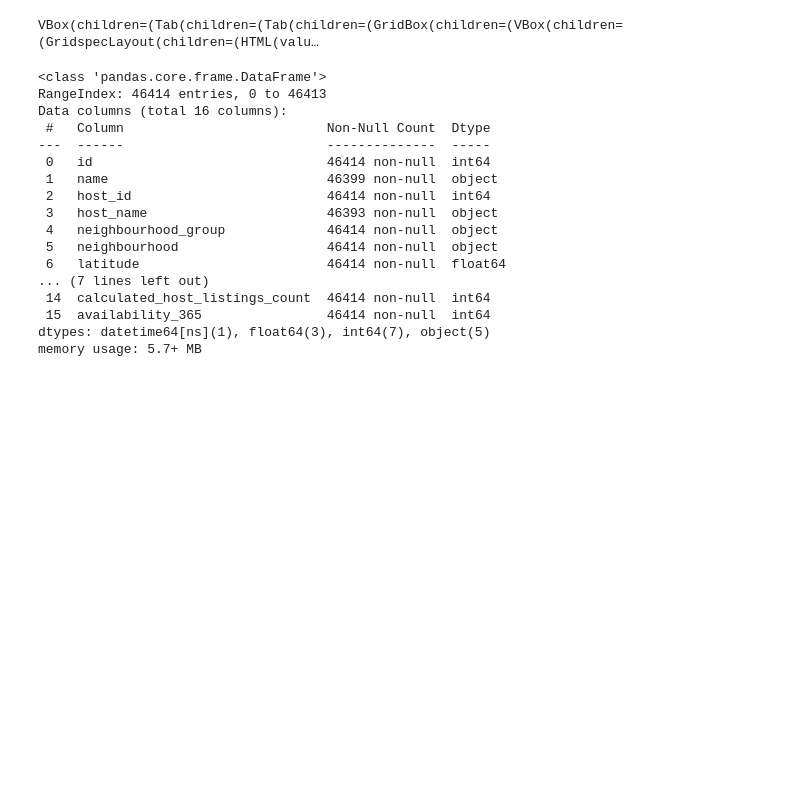
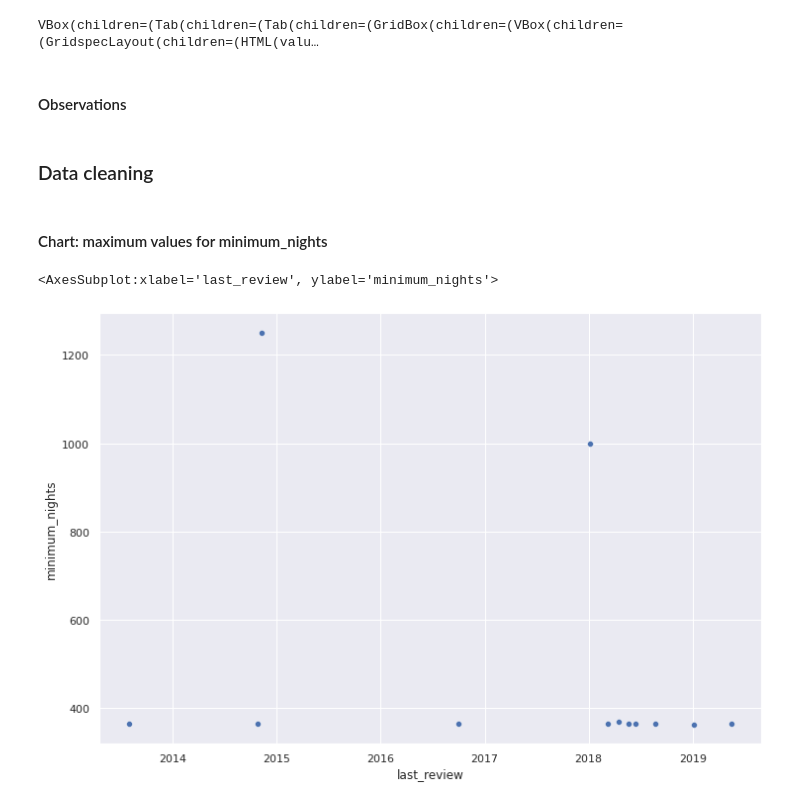
Before and after one commit to MidnightSkyUniverse/airbnb_price_classifier_with_MLflow, a Jupyter notebook: src/eda/EDA.ipynb, the cells around one changed output. Cells and saved outputs as stored; diff of their text form; code cells hidden in the pictures; blank space fills up the shorter version.

```diff
--- a/src/eda/EDA.ipynb
+++ b/src/eda/EDA.ipynb
@@ -47,4 +41,6 @@ profile = pandas_profiling.ProfileReport(df)
 profile.to_widgets()
 # %% [output]
 VBox(children=(Tab(children=(Tab(children=(GridBox(children=(VBox(children=(GridspecLayout(children=(HTML(valu…
+# %% [markdown]
+#### Observations
 # %%
@@ -56,42 +49,29 @@ VBox(children=(Tab(children=(Tab(children=(GridBox(children=(VBox(children=(Grid
 # Also the date will be converted from string to datetime format
+# %% [markdown]
+### Data cleaning
 # %%
-## Cleaning up the data
-
-### Drop price outliers
+# Drop price outliers
 min_price = 10
 max_price = 350
 idx = df['price'].between(min_price, max_price)
 df = df[idx].copy()
 
-### Drop locations outisde of NY
+# Drop locations outisde of NY
 idx = df['longitude'].between(-74.25, -73.50) & df['latitude'].between(40.5, 41.2)
 df = df[idx].copy()
 
-### Drop entries where minimum_nights > 365
-idx = df['minimum_nights'].between(0,365,inclusive='both')
-df = df[idx].copy()
-
-### Convert last_review to datetime
+# Convert last_review to datetime
 df['last_review'] = pd.to_datetime(df['last_review'])
 
-### Reset index to avoid creating df_index by pandas_profiling
+# Reset index to avoid creating df_index by pandas_profiling
 df.reset_index(drop=True, inplace=True)
-df.info()
-# %% [output]
-<class 'pandas.core.frame.DataFrame'>
-RangeIndex: 46414 entries, 0 to 46413
-Data columns (total 16 columns):
- #   Column                          Non-Null Count  Dtype
----  ------                          --------------  -----
- 0   id                              46414 non-null  int64
- 1   name                            46399 non-null  object
- 2   host_id                         46414 non-null  int64
- 3   host_name                       46393 non-null  object
- 4   neighbourhood_group             46414 non-null  object
- 5   neighbourhood                   46414 non-null  object
- 6   latitude                        46414 non-null  float64
-... (7 lines left out)
- 14  calculated_host_listings_count  46414 non-null  int64
- 15  availability_365                46414 non-null  int64
-dtypes: datetime64[ns](1), float64(3), int64(7), object(5)
-memory usage: 5.7+ MB
+# %% [markdown]
+#### Chart: maximum values for minimum_nights
+# %%
+import seaborn as sns
+sns.set(rc={'figure.figsize':(12,8)})
+df2 = df[df['minimum_nights'] > 300]
+sns.scatterplot(x=df2['last_review'], y=df2['minimum_nights'] )
+# %% [output]
+<AxesSubplot:xlabel='last_review', ylabel='minimum_nights'>
+[figure, added]
```
Also changed, not shown: parts of 18 cells of this notebook, 16 other files.
